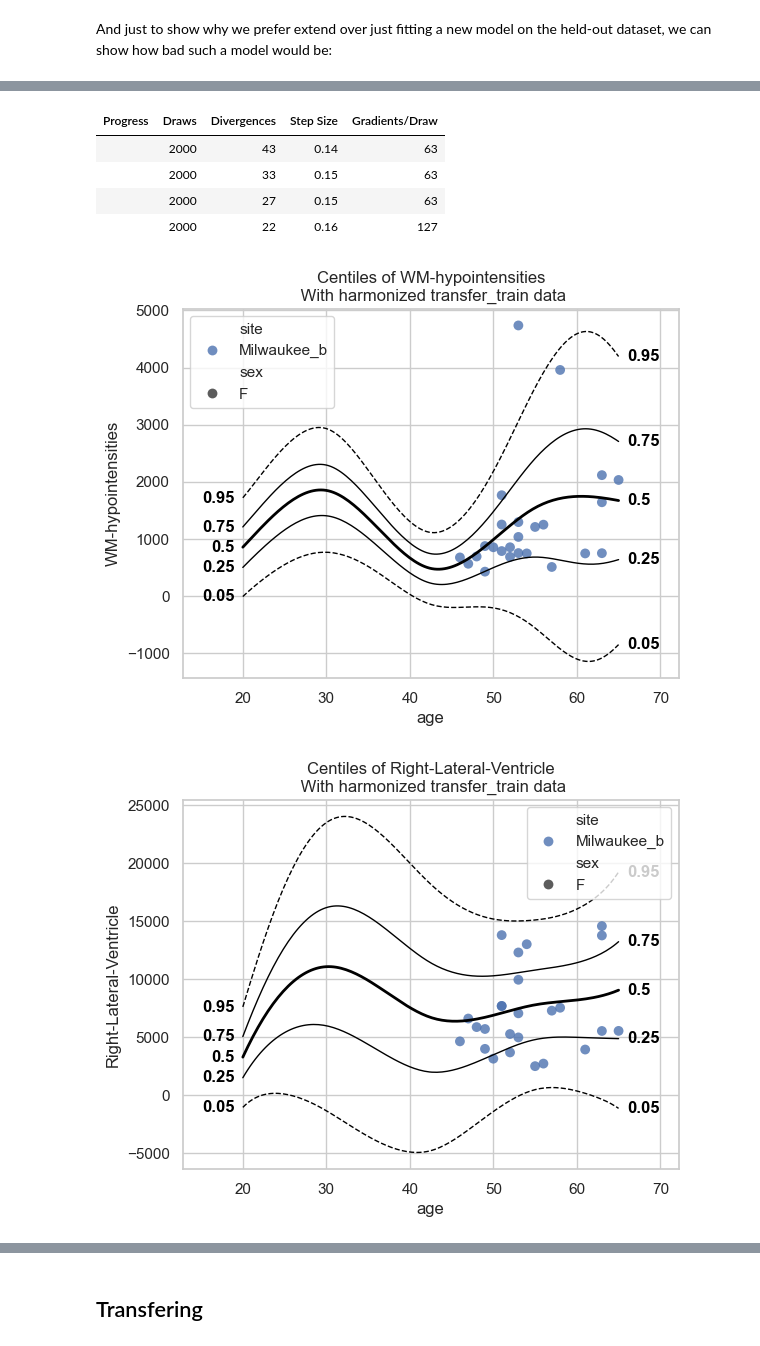
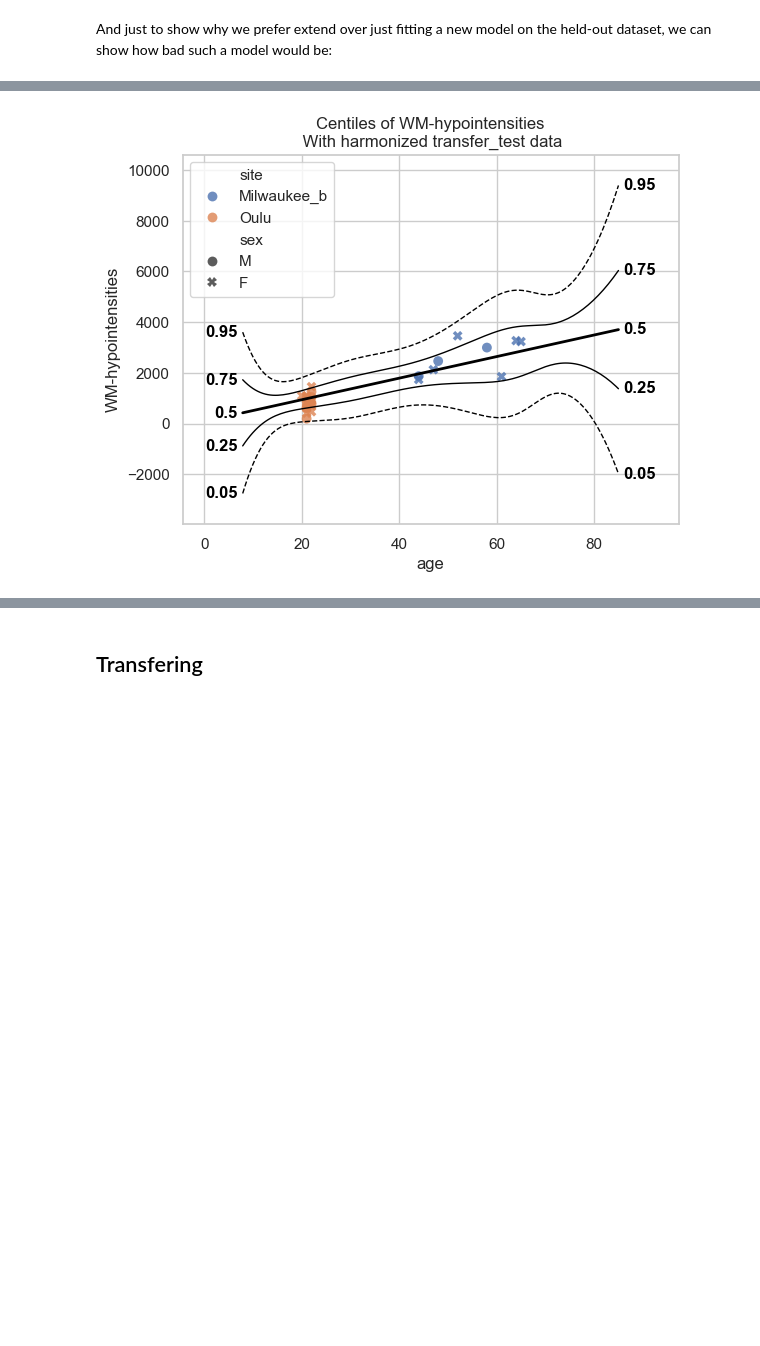
Before and after one commit to predictive-clinical-neuroscience/PCNtoolkit, a Jupyter notebook: examples/06_transfer_extend.ipynb, the cells around one changed output, grey strips where cells are left out. Cells and saved outputs as stored; diff of their text form; code cells hidden in the pictures; blank space fills up the shorter version.

```diff
--- a/examples/06_transfer_extend.ipynb
+++ b/examples/06_transfer_extend.ipynb
@@ -97,33 +118,26 @@ We will use the same HBR model that we used in the tutorial "Normative Modelling
 # %%
-# Normal model with fixed values for epsilon and delta
+# Prior for the mean function (mu)
 mu = make_prior(
-    # Mu is linear because we want to allow the mean to vary as a function of the covariates.
     linear=True,
-    # The slope coefficients are assumed to be normally distributed, with a mean of 0 and a standard deviation of 10.
     slope=make_prior(dist_name="Normal", dist_params=(0.0, 5.0)),
-    # The intercept is random, because we expect the intercept to vary between sites and sexes.
     intercept=make_prior(
         random=True,
-        # Mu is the mean of the intercept, which is normally distributed with a mean of 0 and a standard deviation of 1.
         mu=make_prior(dist_name="Normal", dist_params=(0.0, 1.0)),
-        # Sigma is the scale at which the intercepts vary. It is a positive parameter, so we have to map it to the positive domain.
-        sigma=make_prior(
-            dist_name="Gamma", dist_params=(1.0, 1.0)
-        ),  # mapping_params=(0.0, 3.0)
+        sigma=make_prior(dist_name="Gamma", dist_params=(1.0, 1.0)
     ),
-    # We use a B-spline basis function to allow for non-linearity in the mean.
     basis_function=BsplineBasisFunction(basis_column=0, nknots=5, degree=3),
-)
+))
 
-# 1.0 -> sigma
+# Prior for the noise function (sigma)
 sigma = make_prior(
     linear=True,
-    slope=make_prior(dist_name="Normal", dist_params=(0.0, 2.0)),
+    slope=make_prior(dist_name="Normal", dist_params=(0.0, 1.0)),
     intercept=make_prior(dist_name="Normal", dist_params=(1.0, 1.0)),
     basis_function=BsplineBasisFunction(basis_column=0, nknots=5, degree=3),
     mapping="softplus",
     mapping_params=(0.0, 2.0),
 )
+
 
 likelihood = NormalLikelihood(mu, sigma)
 
@@ -137,6 +151,7 @@ template_hbr = HBR(
     nuts_sampler="nutpie",
     likelihood=likelihood,
 )
+
 model = NormativeModel(
     template_regression_model=template_hbr,
     savemodel=True,
@@ -147,3 +162,11 @@ model = NormativeModel(
     inscaler="standardize",
     outscaler="standardize",
 )
+
+test = model.fit_predict(train, test)
+
+plot_centiles_advanced(
+    model,
+    scatter_data=train,
+    batch_effects = 'all'
+)
@@ -207,7 +212,9 @@ small_model = NormativeModel(
 small_model.fit_predict(transfer_train, transfer_test)
 plot_centiles_advanced(
     small_model,
-    scatter_data=transfer_train,
+    scatter_data=transfer_test,
+    batch_effects='all'
+
 )
 # %% [output]
 Sampler Progress
@@ -230,8 +231,2 @@ Estimated Time to Completion: now
-| Progress | Draws | Divergences | Step Size | Gradients/Draw |
-|  | 2000 | 43 | 0.14 | 63 |
-|  | 2000 | 33 | 0.15 | 63 |
-|  | 2000 | 27 | 0.15 | 63 |
-|  | 2000 | 22 | 0.16 | 127 |
-[figure, old version]
+[figure, new version]
-[figure, removed]
 # %% [markdown]
```
Also changed, not shown: parts of 14 cells of this notebook.
